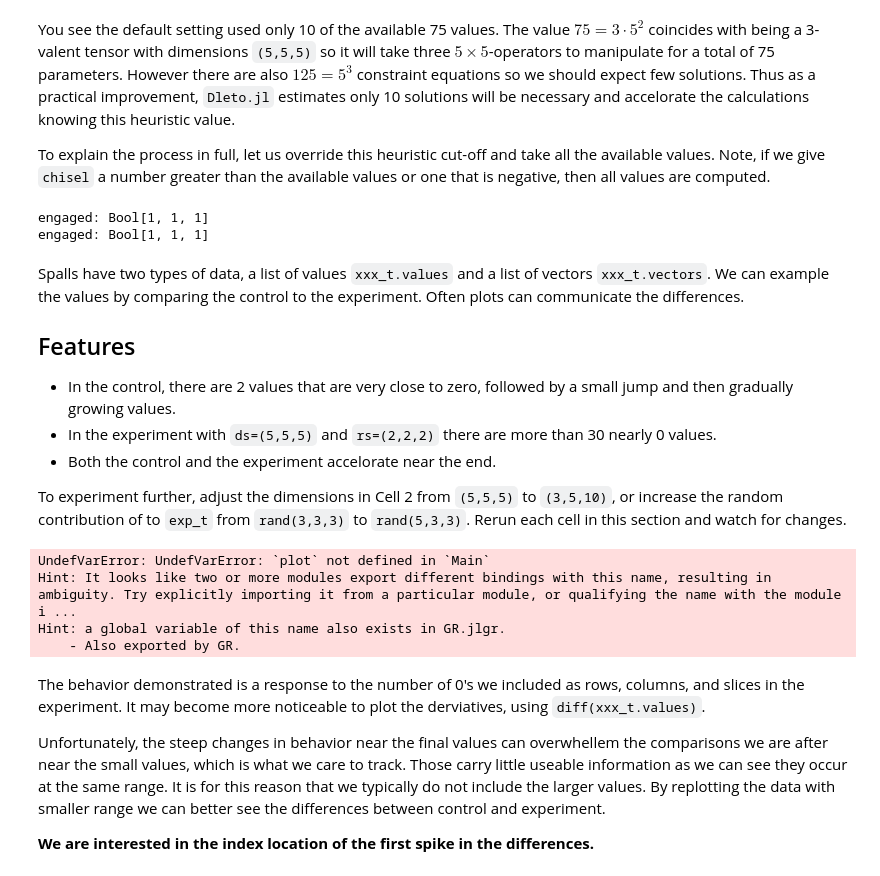
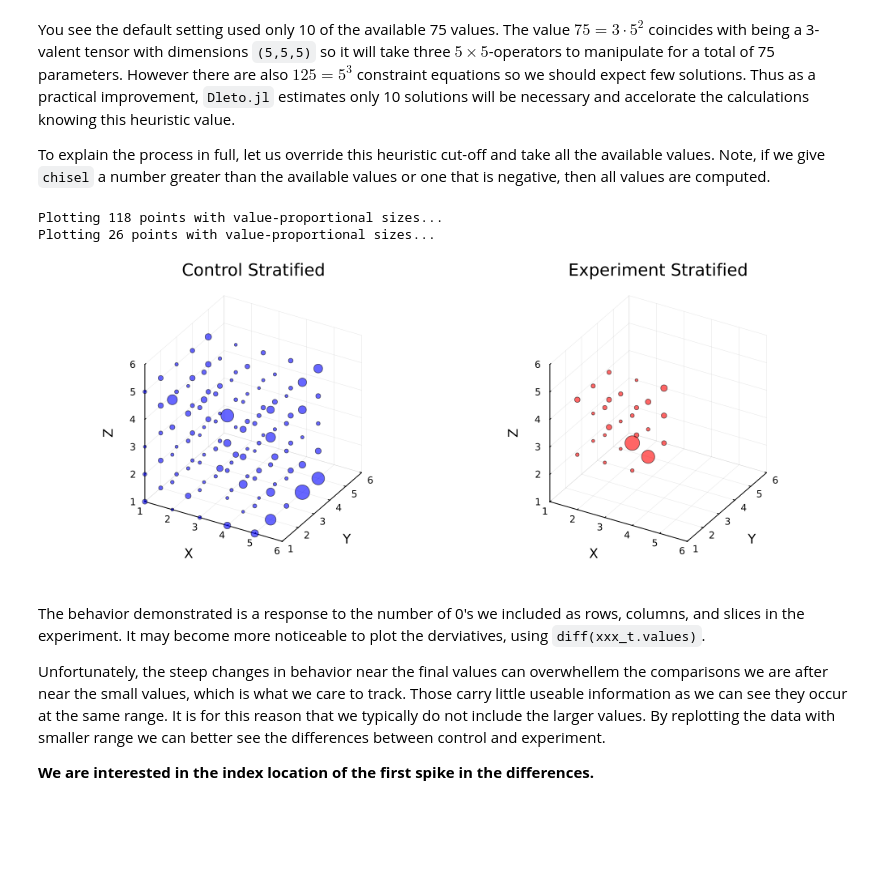
Before and after one commit to thetensor-space/OpenDleto, a Jupyter notebook: labs/clusters/Chiseling101.ipynb, the cells around one changed output. Saved outputs shown, nothing was run; the diff lists cells and outputs as text; code cells hidden in the pictures; blank space fills up the shorter version.

```diff
--- a/labs/clusters/Chiseling101.ipynb
+++ b/labs/clusters/Chiseling101.ipynb
@@ -80,35 +105,18 @@ You see the default setting used only 10 of the available 75 values.  The value
 
 To explain the process in full, let us override this heuristic cut-off and take all the available values.  Note, if we give `chisel` a number greater than the available values or one that is negative, then all values are computed.
 # %%
-# Γ = ITensor(Γ, inds(Ξ))
-d1 = der(Γ)
-d2 = der(Ξ)
-Γ_strat = stratify(Γ,d1[1]);
-Ξ_strat = stratify(Ξ,d2[1]);
+Γ_der = der(Γ_rand)
+Δ_der = der(Δ_rand)
+Γ_strat, Xs = stratify(Γ_rand, Γ_der[1]);
+Δ_strat, Ys = stratify(Δ_rand, Δ_der[1]);
-# %% [output]
-engaged: Bool[1, 1, 1]
-engaged: Bool[1, 1, 1]
-# %% [markdown]
-Spalls have two types of data, a list of values `xxx_t.values` and a list of vectors `xxx_t.vectors`.  We can example the values by comparing the control to the experiment.  Often plots can communicate the differences.
-
-## Features
- * In the control, there are 2 values that are very close to zero, followed by a small jump and then gradually growing values.
- * In the experiment with `ds=(5,5,5)` and `rs=(2,2,2)` there are more than 30 nearly 0 values.
- * Both the control and the experiment accelorate near the end.
-
-To experiment further, adjust the dimensions in Cell 2 from `(5,5,5)` to `(3,5,10)`, or increase the random contribution of to `exp_t` from `rand(3,3,3)` to `rand(5,3,3)`.  Rerun each cell in this section and watch for changes.
 # %%
-# using Pkg; Pkg.add("Plots"). ## uncommnet if Plots not installed, only needed once
-using Plots
-
-p1 = plot(Γ_strat,  xlabel="Index", ylabel="Value", title="Control Spall Values", color=:blue)
-p2 = plot(Ξ_strat,  xlabel="Index", ylabel="Value", title="Experiment Spall Values", color=:red)
-plot(p1, p2, layout=(1,2), size=(1000, 400))
+p1 = plot_tensor(Γ_strat; title="Control Stratified", color=:blue)
+p2 = plot_tensor(Δ_strat; title="Experiment Stratified", color=:red)
+Plots.plot(p1, p2, layout=(1,2), size=(1000, 400))
 # %% [output]
-UndefVarError: UndefVarError: `plot` not defined in `Main`
-Hint: It looks like two or more modules export different bindings with this name, resulting in ambiguity. Try explicitly importing it from a particular module, or qualifying the name with the module i ...
-Hint: a global variable of this name also exists in GR.jlgr.
-    - Also exported by GR.
+Plotting 118 points with value-proportional sizes...
+Plotting 26 points with value-proportional sizes...
+[figure, added]
 # %% [markdown]
 The behavior demonstrated is a response to the number of 0's we included as rows, columns, and slices in the experiment.  It may become more noticeable to plot the derviatives, using `diff(xxx_t.values)`.
 
```
Also changed, not shown: parts of 10 cells of this notebook, 5 other files.
